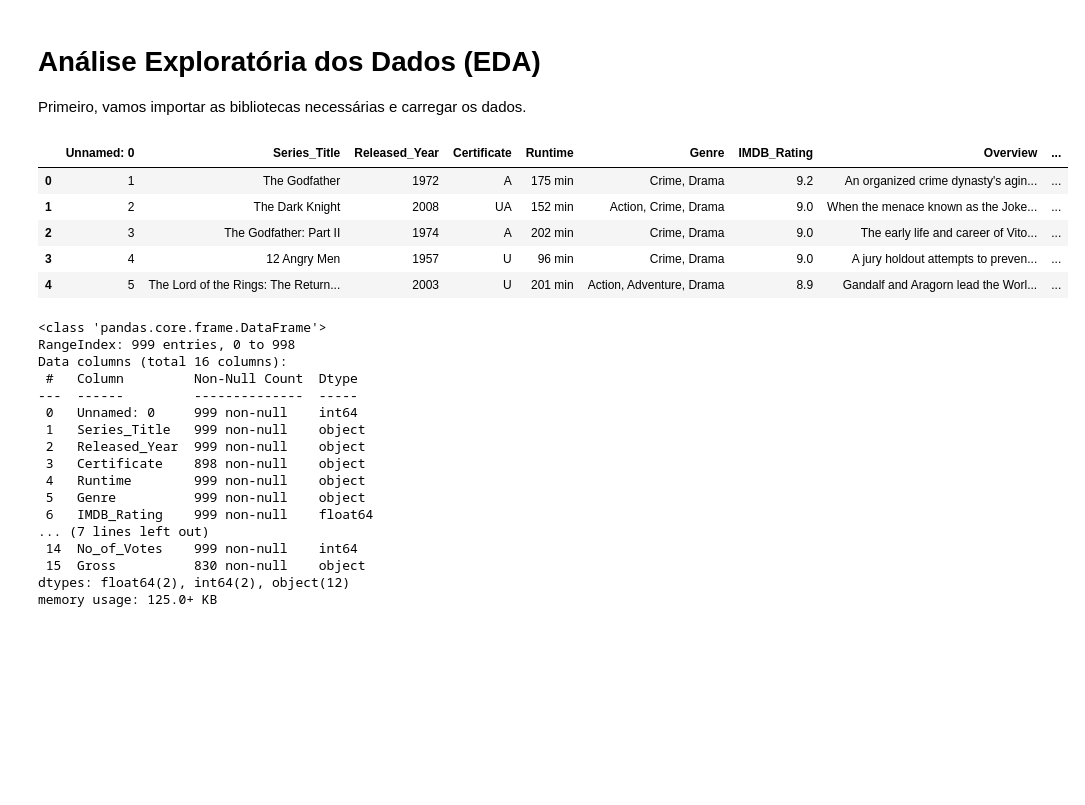
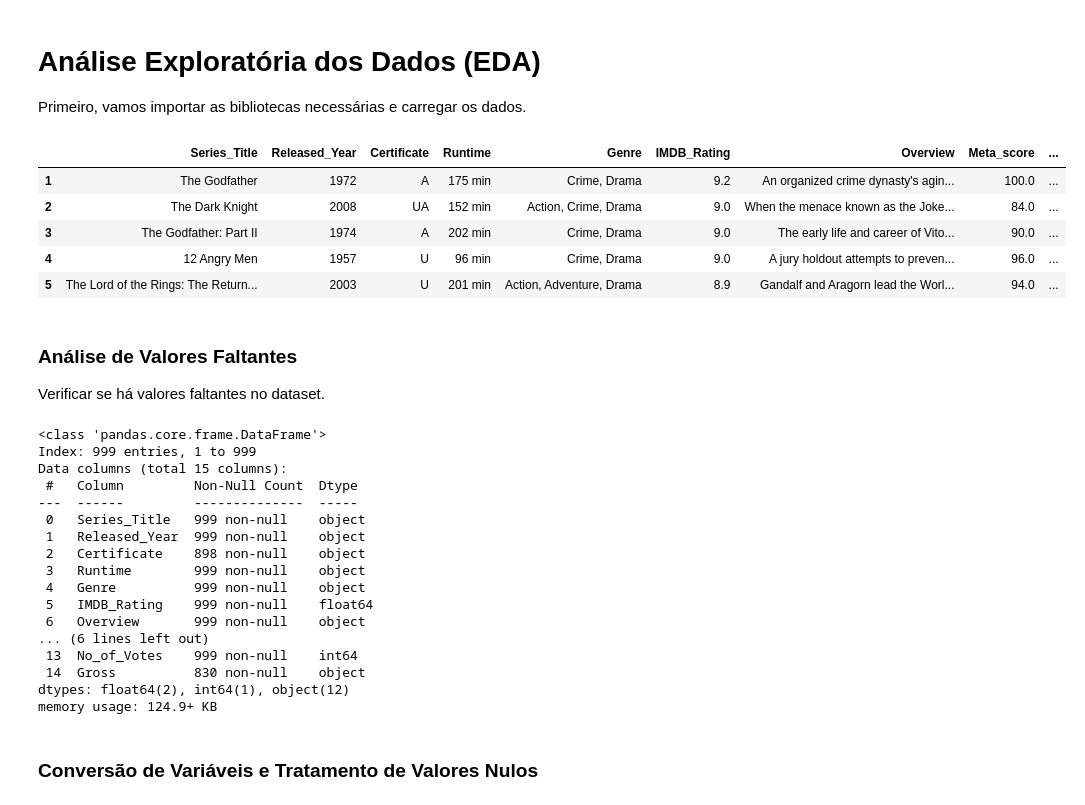
Before and after one commit to Ruann-01/LH_CD_RUANN_CAMPOS_DE_CASTRO_FARRAPO, a Jupyter notebook: Notebook_1.ipynb, the cells around one changed output. Cells and saved outputs as stored; diff of their text form; code cells hidden in the pictures; blank space fills up the shorter version.

Commit message:
Construindo a análise exploratória do projeto

```diff
--- a/Notebook_1.ipynb
+++ b/Notebook_1.ipynb
@@ -4,40 +4,45 @@ Primeiro, vamos importar as bibliotecas necessárias e carregar os dados.
 # %%
 import pandas as pd
 import numpy as np
 import matplotlib.pyplot as plt
 import seaborn as sns
 from wordcloud import WordCloud
 
 # Carregar o dataset
-df = pd.read_csv('desafio_indicium_imdb.csv')
+df = pd.read_csv('desafio_indicium_imdb.csv', index_col=0)
 
 # Mostrar as primeiras linhas do dataset
 df.head()
 # %% [output]
-|  | Unnamed: 0 | Series_Title | Released_Year | Certificate | Runtime | Genre | IMDB_Rating | Overview | ... |
-| 0 | 1 | The Godfather | 1972 | A | 175 min | Crime, Drama | 9.2 | An organized crime dynasty's agin... | ... |
-| 1 | 2 | The Dark Knight | 2008 | UA | 152 min | Action, Crime, Drama | 9.0 | When the menace known as the Joke... | ... |
-| 2 | 3 | The Godfather: Part II | 1974 | A | 202 min | Crime, Drama | 9.0 | The early life and career of Vito... | ... |
-| 3 | 4 | 12 Angry Men | 1957 | U | 96 min | Crime, Drama | 9.0 | A jury holdout attempts to preven... | ... |
-| 4 | 5 | The Lord of the Rings: The Return... | 2003 | U | 201 min | Action, Adventure, Drama | 8.9 | Gandalf and Aragorn lead the Worl... | ... |
+|  | Series_Title | Released_Year | Certificate | Runtime | Genre | IMDB_Rating | Overview | Meta_score | ... |
+| 1 | The Godfather | 1972 | A | 175 min | Crime, Drama | 9.2 | An organized crime dynasty's agin... | 100.0 | ... |
+| 2 | The Dark Knight | 2008 | UA | 152 min | Action, Crime, Drama | 9.0 | When the menace known as the Joke... | 84.0 | ... |
+| 3 | The Godfather: Part II | 1974 | A | 202 min | Crime, Drama | 9.0 | The early life and career of Vito... | 90.0 | ... |
+| 4 | 12 Angry Men | 1957 | U | 96 min | Crime, Drama | 9.0 | A jury holdout attempts to preven... | 96.0 | ... |
+| 5 | The Lord of the Rings: The Return... | 2003 | U | 201 min | Action, Adventure, Drama | 8.9 | Gandalf and Aragorn lead the Worl... | 94.0 | ... |
+# %% [markdown]
+### Análise de Valores Faltantes
+Verificar se há valores faltantes no dataset.
 # %%
 # Mostrar informações básicas do dataset
 df.info()
 # %% [output]
 <class 'pandas.core.frame.DataFrame'>
-RangeIndex: 999 entries, 0 to 998
-Data columns (total 16 columns):
+Index: 999 entries, 1 to 999
+Data columns (total 15 columns):
  #   Column         Non-Null Count  Dtype
 ---  ------         --------------  -----
- 0   Unnamed: 0     999 non-null    int64
- 1   Series_Title   999 non-null    object
- 2   Released_Year  999 non-null    object
- 3   Certificate    898 non-null    object
- 4   Runtime        999 non-null    object
- 5   Genre          999 non-null    object
- 6   IMDB_Rating    999 non-null    float64
-... (7 lines left out)
- 14  No_of_Votes    999 non-null    int64
- 15  Gross          830 non-null    object
-dtypes: float64(2), int64(2), object(12)
-memory usage: 125.0+ KB
+ 0   Series_Title   999 non-null    object
+ 1   Released_Year  999 non-null    object
+ 2   Certificate    898 non-null    object
+ 3   Runtime        999 non-null    object
+ 4   Genre          999 non-null    object
+ 5   IMDB_Rating    999 non-null    float64
+ 6   Overview       999 non-null    object
+... (6 lines left out)
+ 13  No_of_Votes    999 non-null    int64
+ 14  Gross          830 non-null    object
+dtypes: float64(2), int64(1), object(12)
+memory usage: 124.9+ KB
+# %% [markdown]
+### Conversão de Variáveis e Tratamento de Valores Nulos
```
Also changed, not shown: parts of 23 cells of this notebook, 1 other file.
